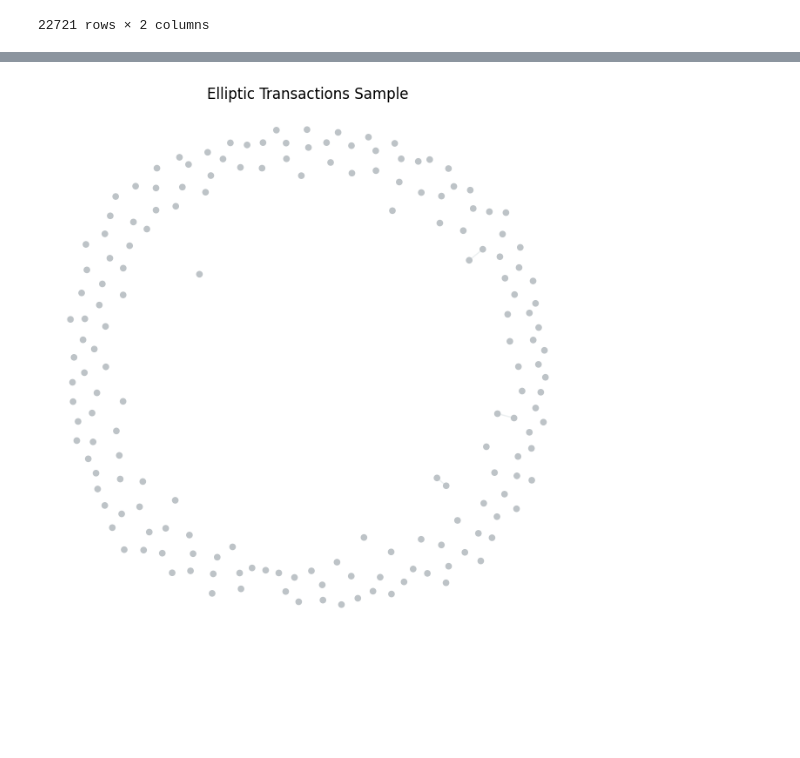
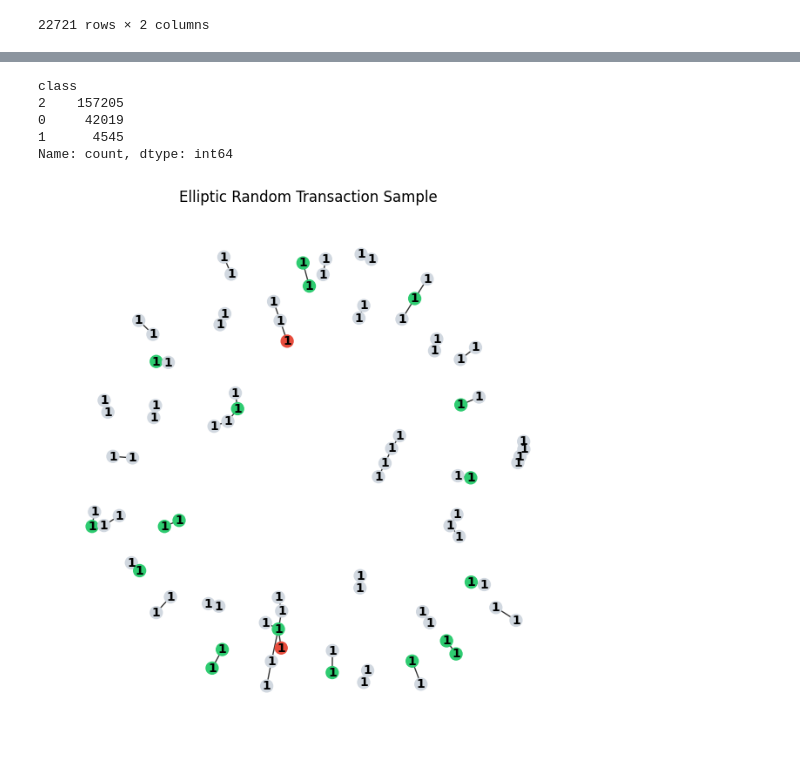
Before and after one commit to triggertiger/Elliptic, a Jupyter notebook: 01_eda.ipynb, the cells around one changed output, grey strips where cells are left out. Saved outputs shown, nothing was run; the diff lists cells and outputs as text; code cells hidden in the pictures; blank space fills up the shorter version.

```diff
--- a/01_eda.ipynb
+++ b/01_eda.ipynb
@@ -125,29 +111,49 @@ step_classes
+# %%
+classes['class'].value_counts()
+# %% [output]
+class
+2    157205
+0     42019
+1      4545
+Name: count, dtype: int64
 # %%
-illicit_ids = step_classes[classes['class'] == 1]['txId'].head(1)
-licit_ids   = step_classes[classes['class'] == 2]['txId'].head(2)
-unknown_ids = step_classes[classes['class'] == 0]['txId'].head(7)
+illicit_ids = step_classes[classes['class'] == 1]['txId'].head(10)
+licit_ids   = step_classes[classes['class'] == 2]['txId'].head(70)
+unknown_ids = step_classes[classes['class'] == 0]['txId'].head(20)
 
 sample_ids = pd.concat([illicit_ids, licit_ids, unknown_ids])
 
-nodes_vis = step_sample[step_sample['txid'].isin(sample_ids)]
 
 mask = (step_edges['txId1'].isin(sample_ids)) & (step_edges['txId2'].isin(sample_ids))
 edges_vis = step_edges[mask]
 # %%
-G = nx.from_pandas_edgelist(edges_vis, 'txId1', 'txId2')
-G.add_nodes_from(nodes_vis)
+# G = nx.from_pandas_edgelist(sample_ids, 'txId1', 'txId2')
+# G.add_nodes_from(nodes_vis)
+
+G = nx.Graph()
+#G.add_nodes_from(sample_ids) # This ensures ONLY our 10 nodes exist
+G.add_edges_from(zip(edges_vis['txId1'], edges_vis['txId2']))
 # %%
 class_map = step_classes.set_index('txId')['class'].to_dict()
 color_map = {0:  '#2ecc71', 1:'#e74c3c', 2: '#d1d8e0'}
-colors = [
-    color_map.get(class_map.get(node, 0), '#d1d8e0')
-    for node in G.nodes()
-]
+
+colors = [color_map.get(class_map.get(node), "#101010") for node in G.nodes()]
+
+label_map = step_sample.set_index('txid')['time_step'].to_dict()
+labels = {node: str(label_map.get(node, "")) for node in G.nodes()}
 # %%
+# plt.figure(figsize=(6,6))
+pos = nx.spring_layout(G, k=0.1, iterations=30) # Reduced iterations for MVP speed
+# nx.draw(G, pos, node_color=colors, node_size=20, edge_color="#080808",)# alpha=0.7)
+# plt.title("Elliptic Transactions Sample")
+# plt.show()
+
 plt.figure(figsize=(6,6))
-pos = nx.spring_layout(G, k=0.1, iterations=30) # Reduced iterations for MVP speed
-nx.draw(G, pos, node_color=colors, node_size=20, edge_color='#ecf0f1',)# alpha=0.7)
-plt.title("Elliptic Transactions Sample")
+# Use circular_layout for 10 nodes; it's much clearer for small samples
+#pos = nx.circular_layout(G)
+nx.draw(G, pos, node_color=colors, node_size=100, edge_color="#333", with_labels=False)
+nx.draw_networkx_labels(G, pos, labels=labels, font_size=10, font_color="black", font_weight="bold")
+plt.title("Elliptic Random Transaction Sample from time-step 1")
 plt.show()
 # %% [output]
-[figure, old version]
+[figure, new version]
```
Also changed, not shown: parts of 1 cell of this notebook, 1 other file.
